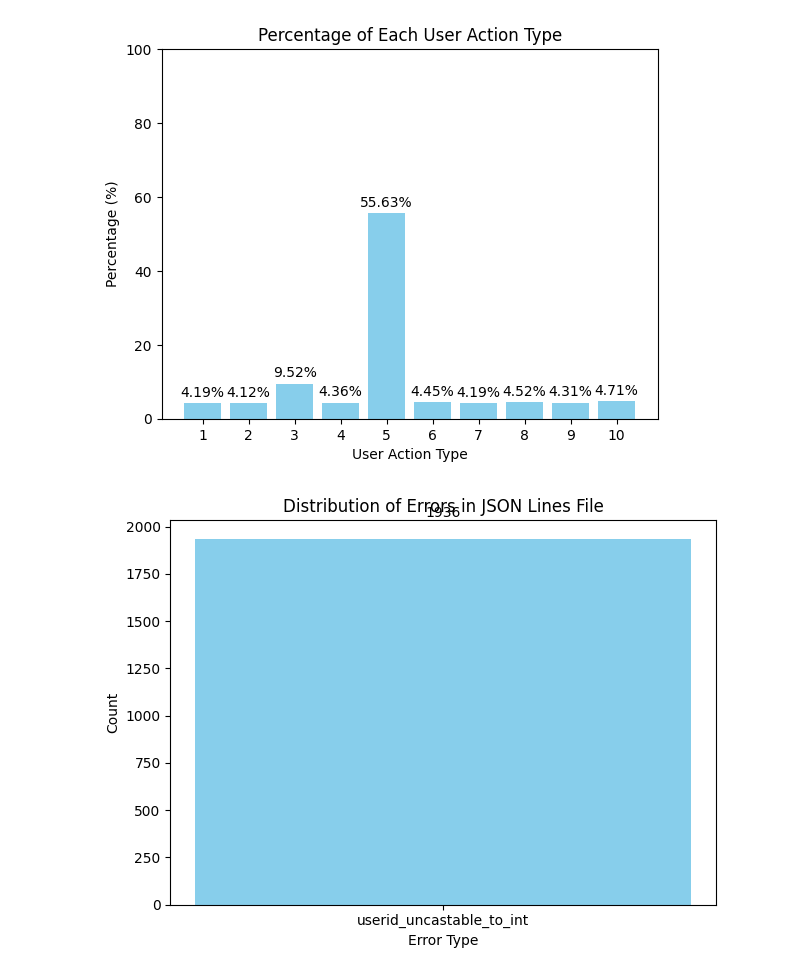
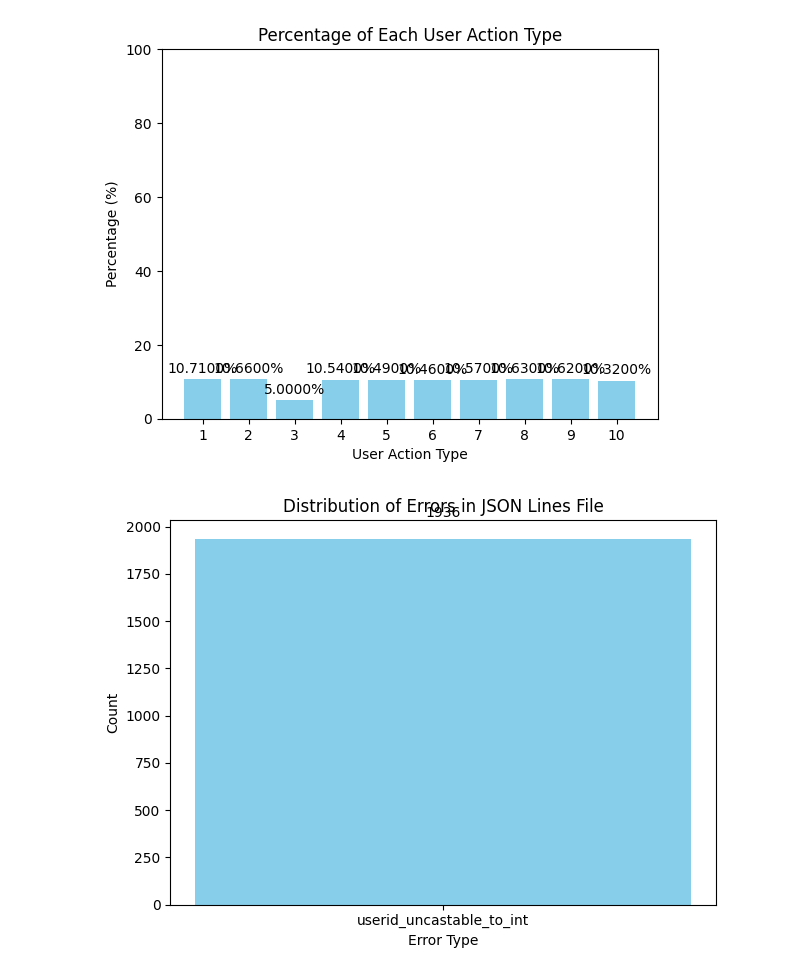
Before and after one commit to munnigel/Everything-for-work, a Jupyter notebook: data-chcker.ipynb, the cells around one changed output. Saved outputs shown, nothing was run; the diff lists cells and outputs as text; code cells hidden in the pictures.

```diff
--- a/data-chcker.ipynb
+++ b/data-chcker.ipynb
@@ -1,30 +1,30 @@
 # %%
 import pandas as pd
 import matplotlib.pyplot as plt
 
 # Read the CSV file
-df = pd.read_csv('source_a.csv')
+df = pd.read_csv('source_a_PreVOS_correct.csv')
 
 # Calculate the percentages of each user_action_type
 action_type_counts = df['user_action_type'].value_counts(normalize=True) * 100
 action_type_counts = action_type_counts.sort_index()
 
 # Plot the percentages
 plt.figure()
 plt.bar(action_type_counts.index, action_type_counts.values, color='skyblue')
 plt.xlabel('User Action Type')
 plt.ylabel('Percentage (%)')
 plt.title('Percentage of Each User Action Type')
 plt.xticks(action_type_counts.index)
 plt.ylim(0, 100)
 
 # Display the percentages on the bars
 for i, v in enumerate(action_type_counts.values):
     plt.text(action_type_counts.index[i], v + 1, f'{v:.4f}%', ha='center', va='bottom')
 
 plt.show()
 # %% [output]
-[figure, old version]
+[figure, new version]
 # %%
 import json
 import pandas as pd
```
Also changed, not shown: 1 other file.
